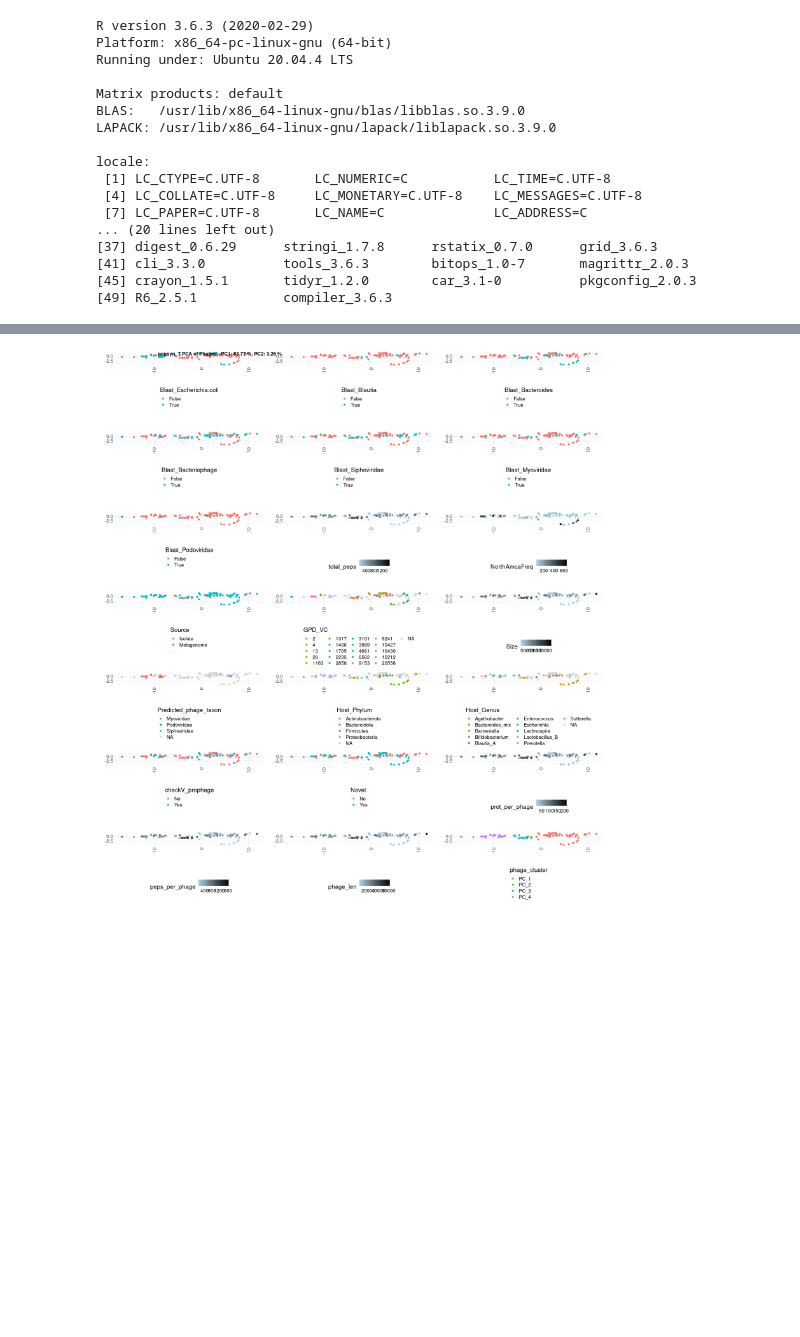
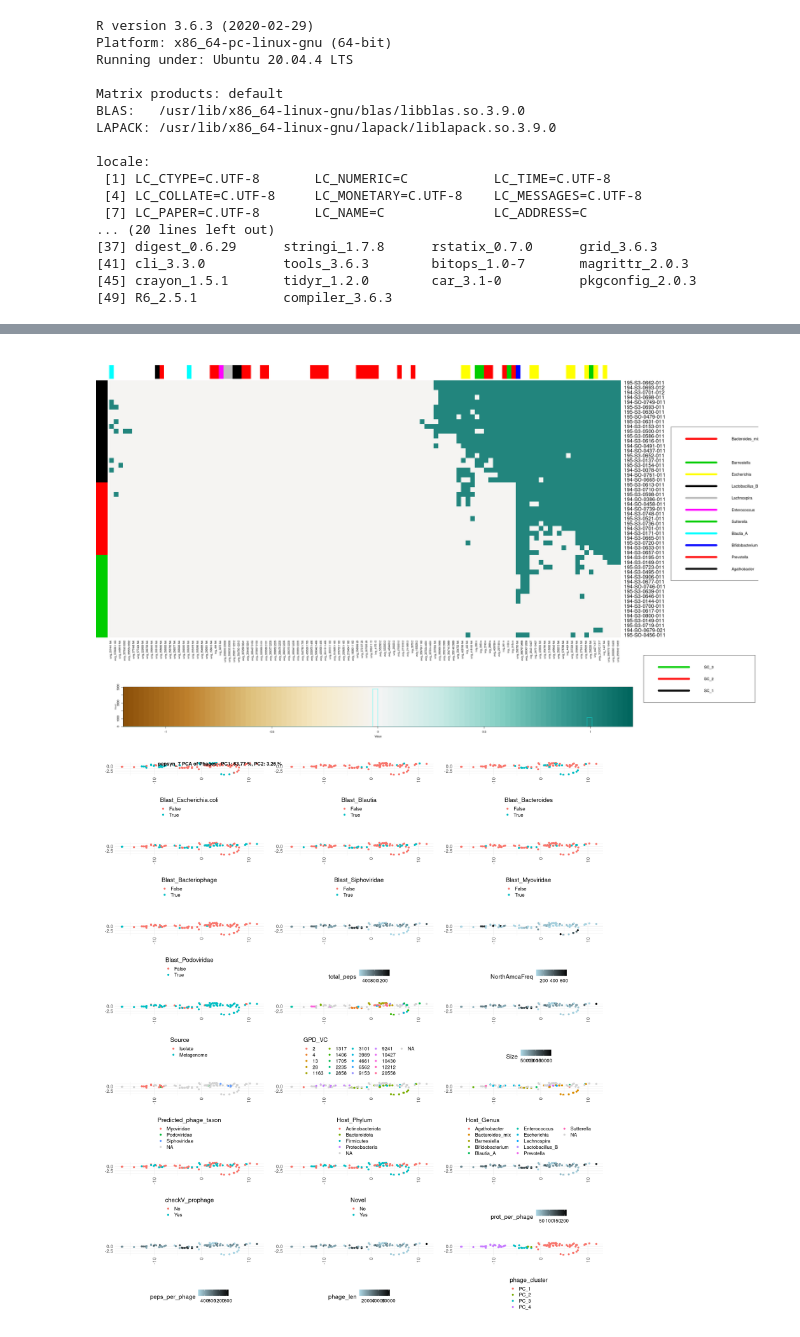
Before and after one commit to kepsi/Dolphyn, a Jupyter notebook: Manuscript Analyses/GPD_PhARscore.ipynb, the cells around one changed output, grey strips where cells are left out. Saved outputs shown, nothing was run; the diff lists cells and outputs as text; code cells hidden in the pictures; blank space fills up the shorter version.

```diff
--- a/Manuscript Analyses/GPD_PhARscore.ipynb
+++ b/Manuscript Analyses/GPD_PhARscore.ipynb
@@ -302,3 +306,7 @@ my_hm_funtion("phage_cluster","sample_cluster","pepsyn_7","vir_score_bin", max_v
+# %%
+my_hm_funtion("Host_Genus","sample_cluster","pepsyn_7","vir_score_bin", max_vals = 1.2)
+# %% [output]
+[figure, added]
 # %%
 cols_of_interest = c(names(blast_anno),"total_peps","NorthAmcaFreq","Source","GPD_VC","Size","Predicted_phage_taxon","Host_Phylum","Host_Genus","checkV_prophage","Novel","prot_per_phage","peps_per_phage","phage_len","phage_cluster")
 lib = "pepsyn_7"
```
Also changed, not shown: parts of 28 cells of this notebook, 17 other files.
